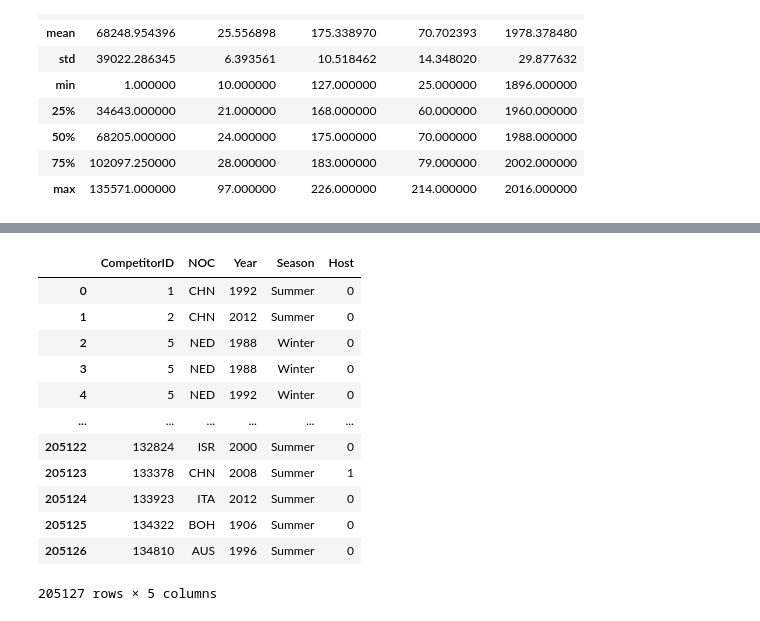
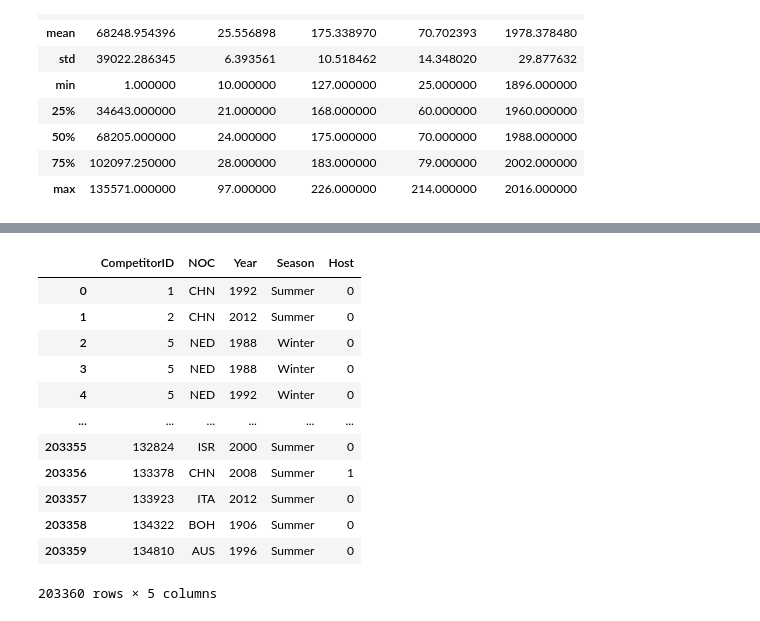
Before and after one commit to olympics2022/olympic_medal_analysis, a Jupyter notebook: athlete_counts.ipynb, the cells around one changed output, grey strips where cells are left out. Saved outputs shown, nothing was run; the diff lists cells and outputs as text; code cells hidden in the pictures.

```diff
--- a/athlete_counts.ipynb
+++ b/athlete_counts.ipynb
@@ -220,3 +85,2 @@ athlete_count_clean_df
 # %%
-athlete_count_final_df = athlete_count_clean_df[['CompetitorID', 'NOC', 'Year', 'Season']]
-athlete_count_final_df
+athlete_count_df = athlete_count_clean_df[['CompetitorID', 'NOC', 'Year', 'Season']]
@@ -303,6 +103,7 @@ winter_medal_count_df
 # %%
-host_df = pd.read_csv('CSV_In_Progress/Host_Country.csv')
-host_df = host_df.drop(['Country', 'Continent', 'Summer', 'Winter', 'City'], axis=1)
+# Set up host dataframe
+host_df = pd.read_csv('Resources/Host_Country.csv')
+host_df = host_df.drop(['Country', 'Continent', 'City'], axis=1)
 host_df['Host'] = 1
 host_df
 # %% [output]
@@ -325,0 +127,11 @@ host_df
+# %%
+# Summer and Winter Host
+summer_host_df = host_df[['NOC', 'Year', 'Summer', 'Host']].dropna()
+summer_host_df['Season'] = 'Summer'
+summer_host_df = summer_host_df.drop(['Summer'], axis=1)
+winter_host_df = host_df[['NOC', 'Year', 'Winter', 'Host']].dropna()
+winter_host_df['Season'] = 'Winter'
+winter_host_df = winter_host_df.drop(['Winter'],axis=1)
+frames = [summer_host_df, winter_host_df]
+clean_host_df = pd.concat(frames)
+clean_host_df
@@ -326,20 +156,21 @@ host_df
 # %%
-final_athlete_count_df = pd.merge(athlete_count_final_df, host_df, how='left', left_on=['NOC', 'Year'], right_on=['NOC', 'Year'])
+# Individual athlete count with host dataframe
+final_athlete_count_df = pd.merge(athlete_count_df, clean_host_df, how='left', left_on=['NOC', 'Year', 'Season'], right_on=['NOC', 'Year', 'Season'])
 final_athlete_count_df['Host'] = final_athlete_count_df['Host'].fillna(0)
 final_athlete_count_df['Host'] = final_athlete_count_df['Host'].astype(int)
 final_athlete_count_df = final_athlete_count_df.reset_index(drop=True)
 final_athlete_count_df
 # %% [output]
 |  | CompetitorID | NOC | Year | Season | Host |
 | 0 | 1 | CHN | 1992 | Summer | 0 |
 | 1 | 2 | CHN | 2012 | Summer | 0 |
 | 2 | 5 | NED | 1988 | Winter | 0 |
 | 3 | 5 | NED | 1988 | Winter | 0 |
 | 4 | 5 | NED | 1992 | Winter | 0 |
 | ... | ... | ... | ... | ... | ... |
-| 205122 | 132824 | ISR | 2000 | Summer | 0 |
-| 205123 | 133378 | CHN | 2008 | Summer | 1 |
-| 205124 | 133923 | ITA | 2012 | Summer | 0 |
-| 205125 | 134322 | BOH | 1906 | Summer | 0 |
-| 205126 | 134810 | AUS | 1996 | Summer | 0 |
+| 203355 | 132824 | ISR | 2000 | Summer | 0 |
+| 203356 | 133378 | CHN | 2008 | Summer | 1 |
+| 203357 | 133923 | ITA | 2012 | Summer | 0 |
+| 203358 | 134322 | BOH | 1906 | Summer | 0 |
+| 203359 | 134810 | AUS | 1996 | Summer | 0 |
-205127 rows × 5 columns
+203360 rows × 5 columns
```
Also changed, not shown: parts of 20 cells of this notebook, 2 other files.
